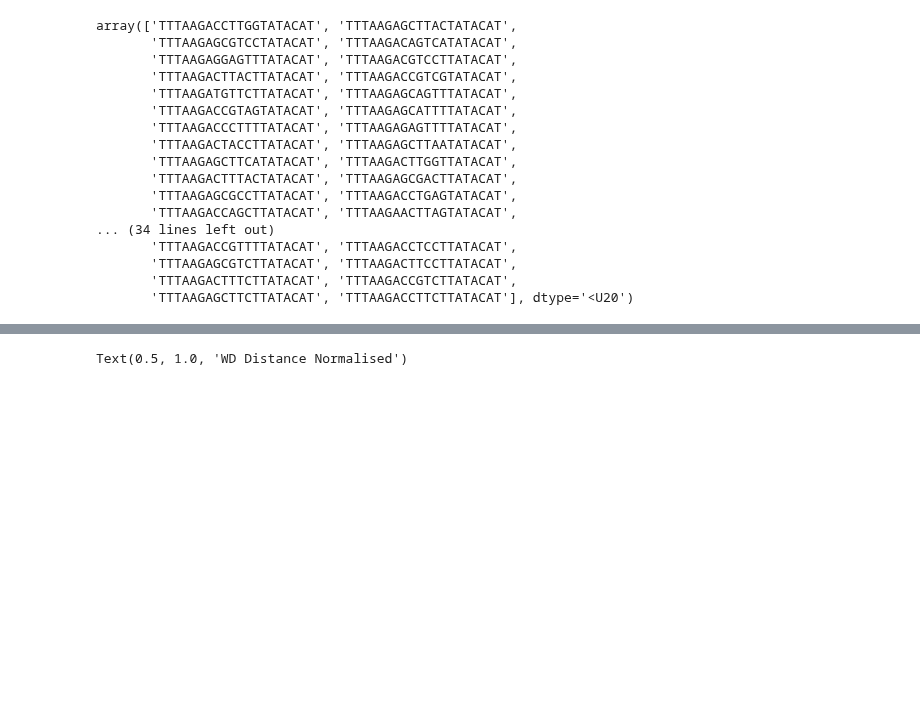
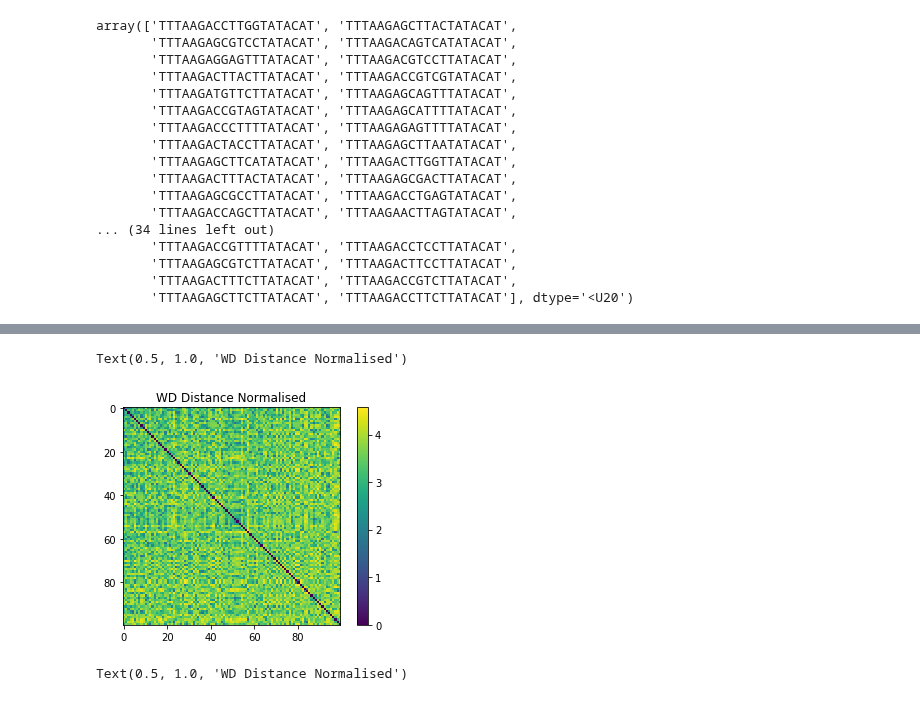
Before and after one commit to mholowko/Solaris, a Jupyter notebook: notebooks/result_analysis/Data_normalisation_check.ipynb, the cells around one changed output, grey strips where cells are left out. Saved outputs shown, nothing was run; the diff lists cells and outputs as text; code cells hidden in the pictures; blank space fills up the shorter version.

```diff
--- a/notebooks/result_analysis/Data_normalisation_check.ipynb
+++ b/notebooks/result_analysis/Data_normalisation_check.ipynb
@@ -227,0 +230,4 @@ array(['TTTAAGACCTTGGTATACAT', 'TTTAAGAGCTTACTATACAT',
+# %%
+
+sorted_idx = np.asarray(np.argsort(agent_normalised.ucb)[::-1][:100])
+agent_normalised.ucb[sorted_idx]
@@ -228,3 +255,11 @@ array(['TTTAAGACCTTGGTATACAT', 'TTTAAGAGCTTACTATACAT',
+# %%
+wd_distance_normalised = kernel.distance(todesign_data[np.asarray(sorted_idx),0], todesign_data[np.asarray(sorted_idx),0], plot_flag=True)
+plt.imshow(wd_distance_normalised, cmap = 'viridis')
+plt.colorbar()
+plt.title('WD Distance Normalised')
+# %% [output]
+Text(0.5, 1.0, 'WD Distance Normalised')
+[figure, added]
 # %%
 wd_distance_normalised = kernel.distance(normalised_rec_seq, normalised_rec_seq, plot_flag=True)
 plt.imshow(wd_distance_normalised, cmap = 'viridis')
```
Also changed, not shown: parts of 3 cells of this notebook, 1 other file.
